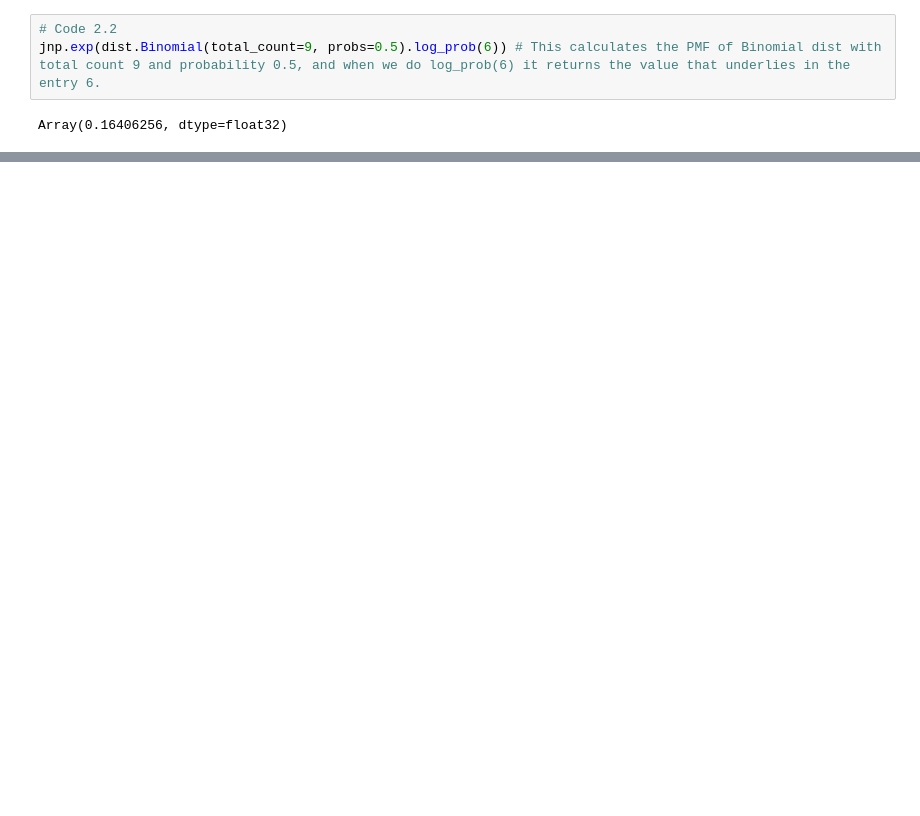
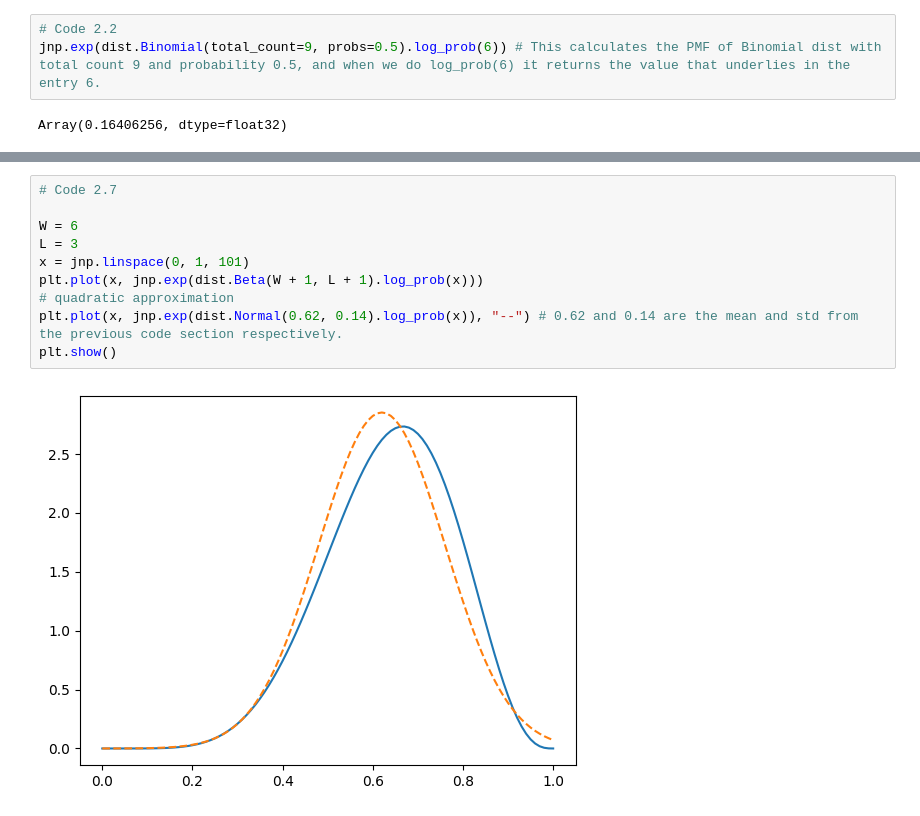
Before and after one commit to ibenatar-96/statistical-rethinking-numpyro, a Jupyter notebook: chapter_2.ipynb, the cells around one changed output, grey strips where cells are left out. Saved outputs shown, nothing was run; the diff lists cells and outputs as text; blank space fills up the shorter version.

```diff
--- a/chapter_2.ipynb
+++ b/chapter_2.ipynb
@@ -65,0 +92,12 @@ likelihood: [0.00000000e+00 1.51814879e-06 8.18509870e-05 7.77292182e-04
+# %%
+# Code 2.7
+
+W = 6
+L = 3
+x = jnp.linspace(0, 1, 101)
+plt.plot(x, jnp.exp(dist.Beta(W + 1, L + 1).log_prob(x)))
+# quadratic approximation
+plt.plot(x, jnp.exp(dist.Normal(0.62, 0.14).log_prob(x)), "--") # 0.62 and 0.14 are the mean and std from the previous code section respectively.
+plt.show()
+# %% [output]
+[figure, added]
```
Also changed, not shown: parts of 5 cells of this notebook.
